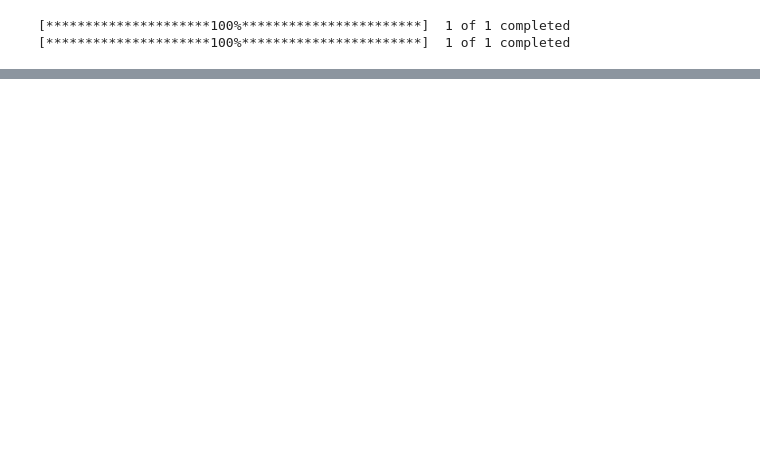
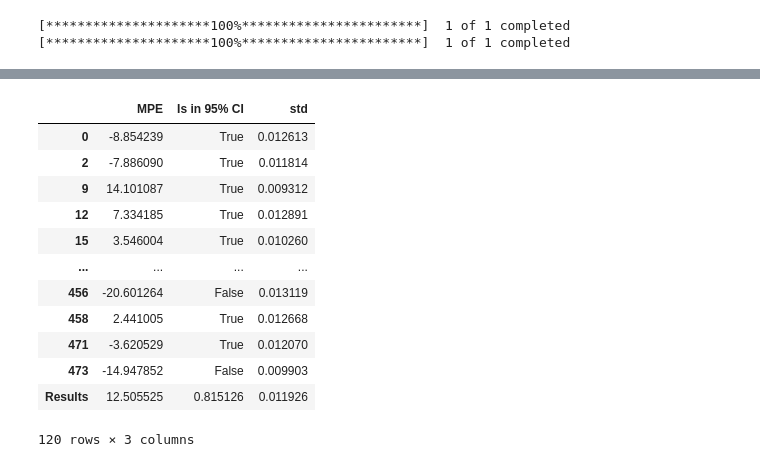
Before and after one commit to tiago-trigo/Geometric-Brownian-Motion, a Jupyter notebook: Untitled.ipynb, the cells around one changed output, grey strips where cells are left out. Drawn from its saved outputs; the diff is of its cells as text; code cells hidden in the pictures; blank space fills up the shorter version.

Commit message:
add more stocks

```diff
--- a/Untitled.ipynb
+++ b/Untitled.ipynb
@@ -120,0 +116,8 @@ plt.plot(stock_data_test["Adj Close"].iloc[0:200])
+# %%
+from pytickersymbols import PyTickerSymbols
+
+stock_data = PyTickerSymbols()
+us_stocks = stock_data.get_stocks_by_index("S&P 500")
+
+df = pd.DataFrame.from_dict(list(us_stocks), orient='columns')
+tickers = df["symbol"]
@@ -120,0 +182,15 @@ plt.plot(stock_data_test["Adj Close"].iloc[0:200])
+# %%
+df_results = pd.DataFrame(df_results, columns=["MPE", "Is in 95% CI", "std"])
+df_results.loc["Results"] = [np.mean(np.abs(df_results["MPE"])), sum(df_results["Is in 95% CI"])/len(df_results["Is in 95% CI"]), np.mean(df_results["std"])]
+df_results = df_results[df_results["MPE"] < 1000]
+df_results.loc["Results"] = [np.mean(np.abs(df_results["MPE"])), sum(df_results["Is in 95% CI"])/len(df_results["Is in 95% CI"]), np.mean(df_results["std"])]
+# %%
+quantile_25 = np.quantile(df_results["std"], 0.25)
+quantile_75 = np.quantile(df_results["std"], 0.75)
+
+df_lower_std = df_results[df_results["std"] < quantile_25]
+df_higher_std = df_results[df_results["std"] > quantile_75]
+# %%
+df_lower_std.loc["Results"] = [np.mean(np.abs(df_lower_std["MPE"])), sum(df_lower_std["Is in 95% CI"])/len(df_lower_std["Is in 95% CI"]), np.mean(df_lower_std["std"])]
+df_higher_std.loc["Results"] = [np.mean(np.abs(df_higher_std["MPE"])), sum(df_higher_std["Is in 95% CI"])/len(df_higher_std["Is in 95% CI"]), np.mean(df_higher_std["std"])]
+df_medium_std.loc["Results"] = [np.mean(np.abs(df_medium_std["MPE"])), sum(df_medium_std["Is in 95% CI"])/len(df_medium_std["Is in 95% CI"]), np.mean(df_medium_std["std"])]
@@ -120,0 +206,16 @@ plt.plot(stock_data_test["Adj Close"].iloc[0:200])
+# %%
+df_lower_std
+# %% [output]
+|  | MPE | Is in 95% CI | std |
+| 0 | -8.854239 | True | 0.012613 |
+| 2 | -7.886090 | True | 0.011814 |
+| 9 | 14.101087 | True | 0.009312 |
+| 12 | 7.334185 | True | 0.012891 |
+| 15 | 3.546004 | True | 0.010260 |
+| ... | ... | ... | ... |
+| 456 | -20.601264 | False | 0.013119 |
+| 458 | 2.441005 | True | 0.012668 |
+| 471 | -3.620529 | True | 0.012070 |
+| 473 | -14.947852 | False | 0.009903 |
+| Results | 12.505525 | 0.815126 | 0.011926 |
+120 rows × 3 columns
```
Also changed, not shown: parts of 8 cells of this notebook, 2 other files.
